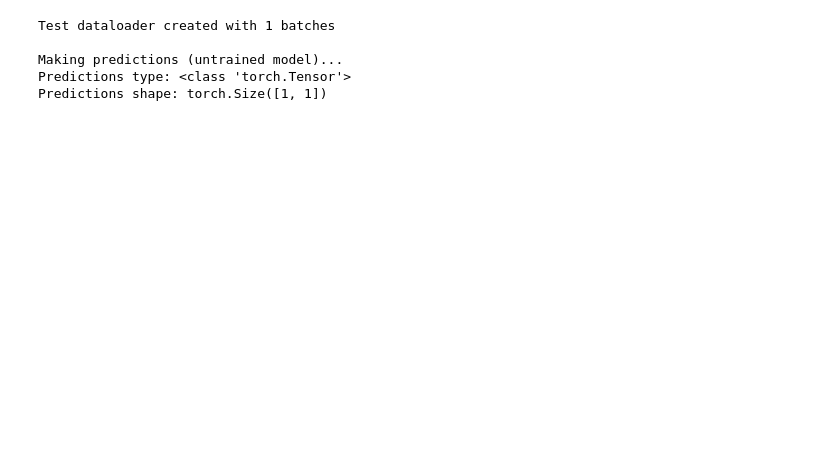
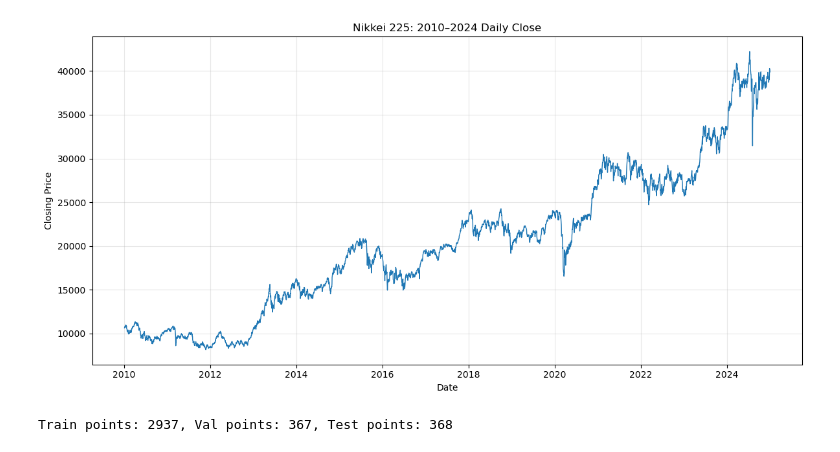
Before and after one commit to FbStatsQuant/Deep-Learning-for-Quantitative-Finance, a Jupyter notebook: TFT.ipynb, the cells around one changed output. Cells and saved outputs as stored; diff of their text form; code cells hidden in the pictures; blank space fills up the shorter version.

```diff
--- a/TFT.ipynb
+++ b/TFT.ipynb
@@ -366,29 +1,51 @@ Steps per epoch: 5
-# %%
-# Create test dataloader
-test_dataset = TimeSeriesDataSet.from_dataset(
-   training,
-   test_data,
-   predict=True,
-   stop_randomization=True
-)
-
-test_dataloader = test_dataset.to_dataloader(
-   train=False,
-   batch_size=64,
-   num_workers=0
-)
-
-print(f"Test dataloader created with {len(test_dataloader)} batches")
-
-# Now make predictions
-print("\nMaking predictions (untrained model)...")
-predictions = tft.predict(test_dataloader)
-
-print(f"Predictions type: {type(predictions)}")
-print(f"Predictions shape: {predictions.shape if hasattr(predictions, 'shape') else 'Not a tensor'}")
-# %% [output]
-Test dataloader created with 1 batches
-
-Making predictions (untrained model)...
-Predictions type: <class 'torch.Tensor'>
-Predictions shape: torch.Size([1, 1])
+# %%
+import pandas as pd
+
+# 1) Pull daily Nikkei‐225 from Stooq (2010–2024)
+url = "https://stooq.com/q/d/l/?s=^nkx&d1=20100101&d2=20241231&i=d"
+nikkei = pd.read_csv(url)
+
+# 2) Clean and re‐index
+nikkei.columns = ["date", "open", "high", "low", "close", "volume"]
+nikkei["date"] = pd.to_datetime(nikkei["date"])
+nikkei = nikkei.sort_values("date").reset_index(drop=True)
+
+# 3) Keep only date + close price, add time_idx
+nikkei = nikkei[["date", "close"]].rename(columns={"close": "price"})
+nikkei["time_idx"] = range(len(nikkei))
+
+# Now ‘nikkei’ has:
+#   date      (datetime)
+#   price     (float)
+#   time_idx  (0, 1, 2, …)
+# which is exactly what TFT needs next.
+# %%
+import matplotlib.pyplot as plt
+
+plt.figure(figsize=(12, 6))
+plt.plot(nikkei["date"], nikkei["price"], color="tab:blue", linewidth=1)
+plt.title("Nikkei 225: 2010–2024 Daily Close")
+plt.xlabel("Date")
+plt.ylabel("Closing Price")
+plt.grid(alpha=0.3)
+plt.tight_layout()
+plt.show()
+# %% [output]
+[figure, added]
+# %%
+# 1) Add a constant group ID for the single time series
+nikkei["group"] = "Nikkei"
+
+# 2) Define cutoff indices
+max_time_idx = nikkei["time_idx"].max()
+train_cutoff = int(0.8 * max_time_idx)  # first 80% of dates for training
+val_cutoff   = int(0.9 * max_time_idx)  # next 10% for validation, last 10% for test
+
+# 3) Split DataFrames (we’ll later specify test via predict_dataset)
+train_df = nikkei[nikkei["time_idx"] <= train_cutoff].copy()
+val_df   = nikkei[(nikkei["time_idx"] > train_cutoff) & (nikkei["time_idx"] <= val_cutoff)].copy()
+test_df  = nikkei[nikkei["time_idx"] > val_cutoff].copy()
+
+print(f"Train points: {len(train_df)}, Val points: {len(val_df)}, Test points: {len(test_df)}")
+# %% [output]
+Train points: 2937, Val points: 367, Test points: 368
```
Also changed, not shown: parts of 9 cells of this notebook, 1 other file.
